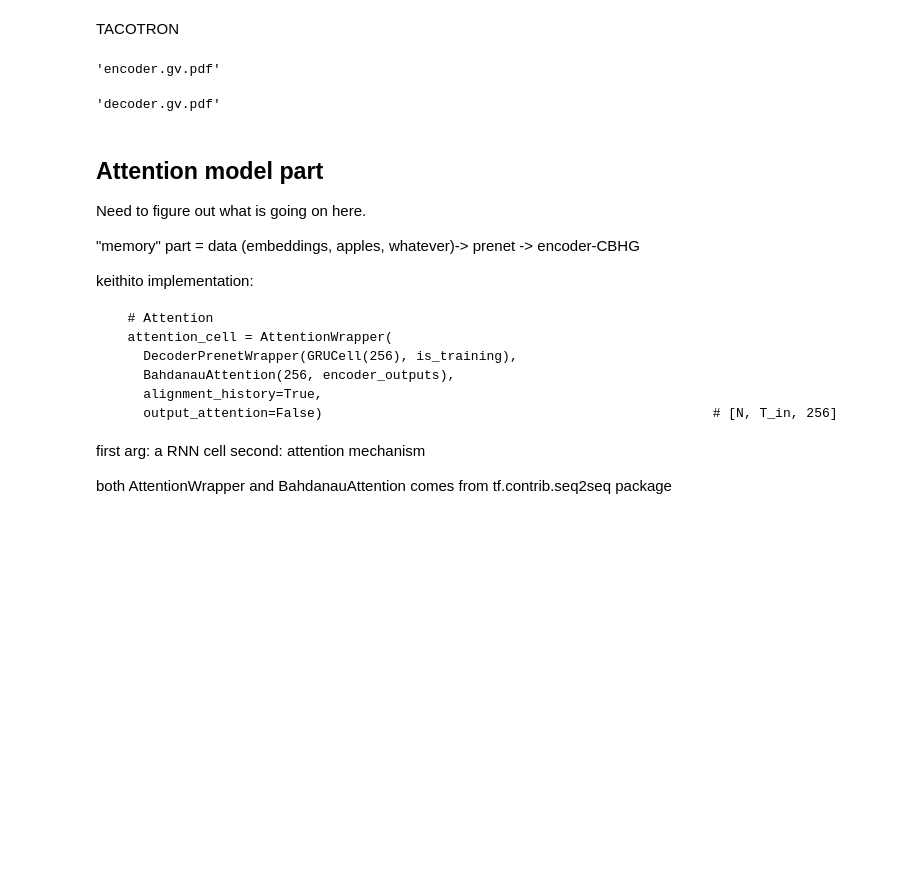
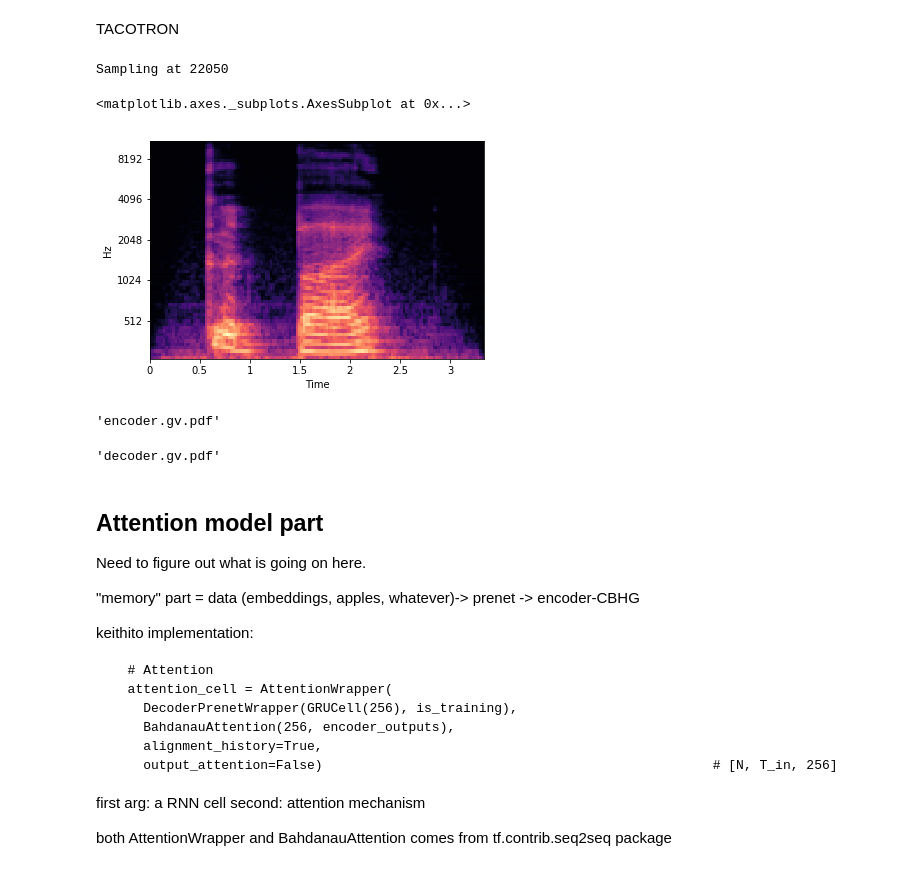
Before and after one commit to PiSchool/mxnet-tacotron, a Jupyter notebook: tacotron.ipynb, the cells around one changed output. Cells and saved outputs as stored; diff of their text form; code cells hidden in the pictures; blank space fills up the shorter version.

```diff
--- a/tacotron.ipynb
+++ b/tacotron.ipynb
@@ -7,6 +7,52 @@ import numpy as np
 from mxnet import nd, autograd
 from IPython.display import clear_output
 ctx= mx.cpu()
+# %%
+import librosa
+import librosa.display
+import matplotlib.pyplot as plt
+
+def get_spectrograms(sound_file):
+    '''Extracts melspectrogram and log magnitude from given `sound_file`.
+    Args:
+      sound_file: A string. Full path of a sound file.
+
+    Returns:
+      Transposed S: A 2d array. A transposed melspectrogram with shape of (T, n_mels)
+      Transposed magnitude: A 2d array.Has shape of (T, 1+hp.n_fft//2)
+    '''
+    frame_shift = 0.0125
+    frame_length = 0.05
+
+    # Loading sound file
+    y, sr = librosa.load(sound_file) # or set sr to hp.sr.
+    print("Sampling at "+str(sr))
+    # stft. D: (1+n_fft//2, T)
+    D = librosa.stft(y=y,
+                     n_fft=2048,
+                     hop_length=int(sr*frame_shift),
+                     win_length=int(sr*frame_length)
+                    )
+
+    # magnitude spectrogram
+    magnitude = np.abs(D) #(1+n_fft/2, T)
+
+    log_magnitude=librosa.amplitude_to_db(magnitude,ref=np.max)
+
+    # mel spectrogram
+    S = librosa.feature.melspectrogram(S=log_magnitude, n_mels=80) #(n_mels, T)
+    return S
+    #return np.transpose(S.astype(np.float32)), np.transpose(magnitude.astype(np.float32)) # (T, n_mels), (T, 1+n_fft/2)
+# %%
+S=get_spectrograms('Goodbye-SoundBible.com-1660461090.wav')
+# %% [output]
+Sampling at 22050
+# %%
+%matplotlib inline
+librosa.display.specshow(S,y_axis='mel',x_axis='time')
+# %% [output]
+<matplotlib.axes._subplots.AxesSubplot at 0x...>
+[figure, added]
 # %%
 num_hidden = 256
 
```
